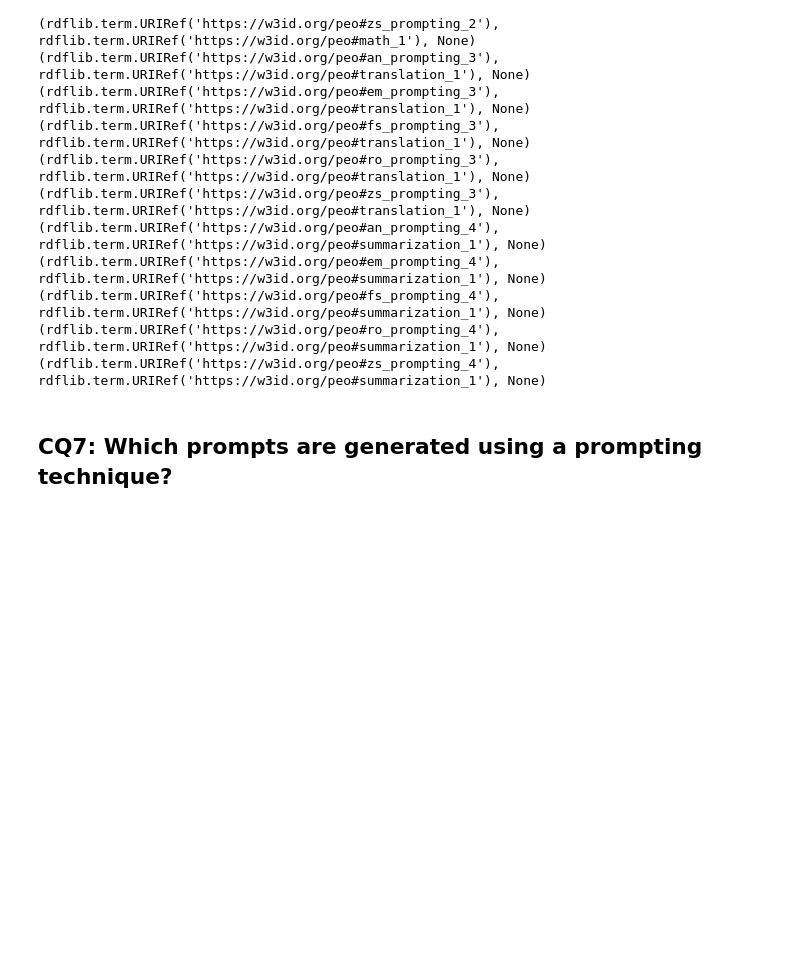
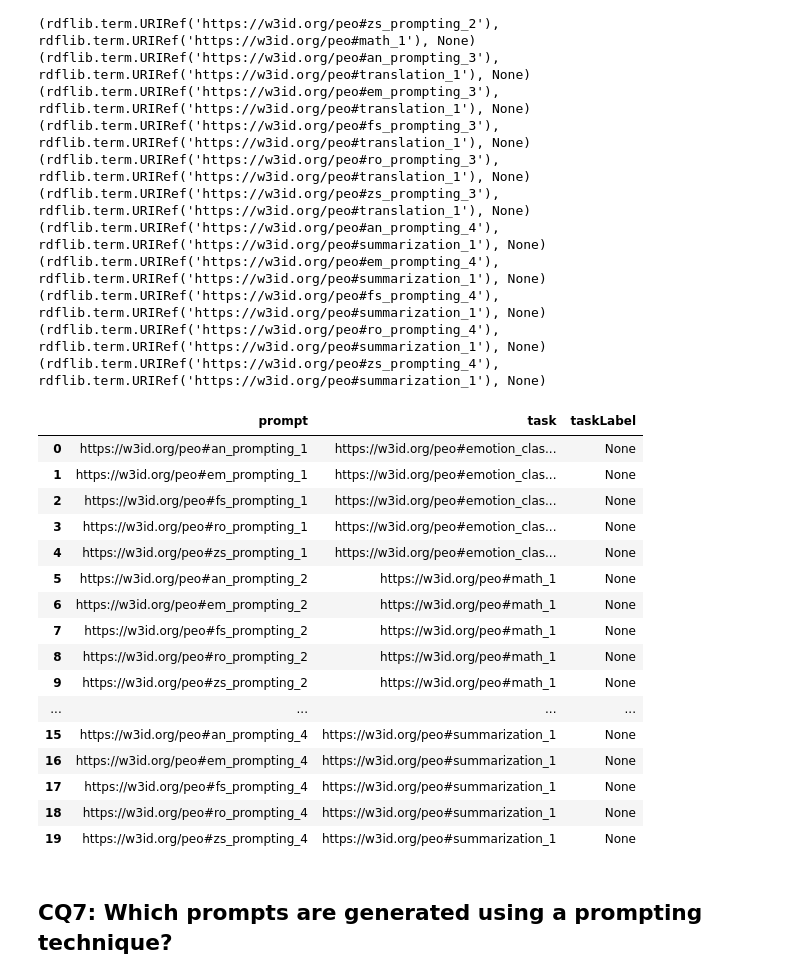
Before and after one commit to simonegramegna/peo, a Jupyter notebook: evaluation/sparql_queries.ipynb, the cells around one changed output. Saved outputs shown, nothing was run; the diff lists cells and outputs as text; code cells hidden in the pictures; blank space fills up the shorter version.

Commit message:
added pandas dataframe

```diff
--- a/evaluation/sparql_queries.ipynb
+++ b/evaluation/sparql_queries.ipynb
@@ -19,6 +20,19 @@ def execute_query(sparql_query: str):
 
     return results_list
 
+def results_to_df(results_list: list):
+    column_names = results_list[0].labels
+
+    data = []
+    for row in results_list:
+
+        row_dict = {column: str(row[column]) if row[column] else None for column in column_names}
+        data.append(row_dict)
+
+    # Crea il DataFrame
+    df = pd.DataFrame(data)
+    return df
+
 
 def print_results(results: list):
     for r in results:
@@ -159,6 +231,27 @@ print_results(results_cq6)
 (rdflib.term.URIRef('https://w3id.org/peo#fs_prompting_4'), rdflib.term.URIRef('https://w3id.org/peo#summarization_1'), None)
 (rdflib.term.URIRef('https://w3id.org/peo#ro_prompting_4'), rdflib.term.URIRef('https://w3id.org/peo#summarization_1'), None)
 (rdflib.term.URIRef('https://w3id.org/peo#zs_prompting_4'), rdflib.term.URIRef('https://w3id.org/peo#summarization_1'), None)
+# %%
+df_cq6 = results_to_df(results_cq6)
+df_cq6
+# %% [output]
+|  | prompt | task | taskLabel |
+| 0 | https://w3id.org/peo#an_prompting_1 | https://w3id.org/peo#emotion_clas... | None |
+| 1 | https://w3id.org/peo#em_prompting_1 | https://w3id.org/peo#emotion_clas... | None |
+| 2 | https://w3id.org/peo#fs_prompting_1 | https://w3id.org/peo#emotion_clas... | None |
+| 3 | https://w3id.org/peo#ro_prompting_1 | https://w3id.org/peo#emotion_clas... | None |
+| 4 | https://w3id.org/peo#zs_prompting_1 | https://w3id.org/peo#emotion_clas... | None |
+| 5 | https://w3id.org/peo#an_prompting_2 | https://w3id.org/peo#math_1 | None |
+| 6 | https://w3id.org/peo#em_prompting_2 | https://w3id.org/peo#math_1 | None |
+| 7 | https://w3id.org/peo#fs_prompting_2 | https://w3id.org/peo#math_1 | None |
+| 8 | https://w3id.org/peo#ro_prompting_2 | https://w3id.org/peo#math_1 | None |
+| 9 | https://w3id.org/peo#zs_prompting_2 | https://w3id.org/peo#math_1 | None |
+| ... | ... | ... | ... |
+| 15 | https://w3id.org/peo#an_prompting_4 | https://w3id.org/peo#summarization_1 | None |
+| 16 | https://w3id.org/peo#em_prompting_4 | https://w3id.org/peo#summarization_1 | None |
+| 17 | https://w3id.org/peo#fs_prompting_4 | https://w3id.org/peo#summarization_1 | None |
+| 18 | https://w3id.org/peo#ro_prompting_4 | https://w3id.org/peo#summarization_1 | None |
+| 19 | https://w3id.org/peo#zs_prompting_4 | https://w3id.org/peo#summarization_1 | None |
 # %% [markdown]
 ## CQ7: Which prompts are generated using a prompting technique?
 # %%
```
Also changed, not shown: parts of 20 cells of this notebook.
